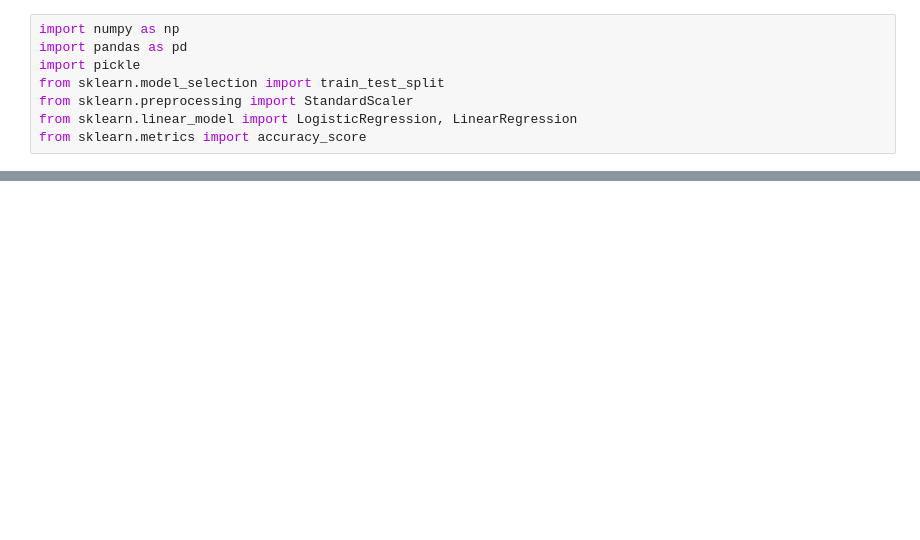
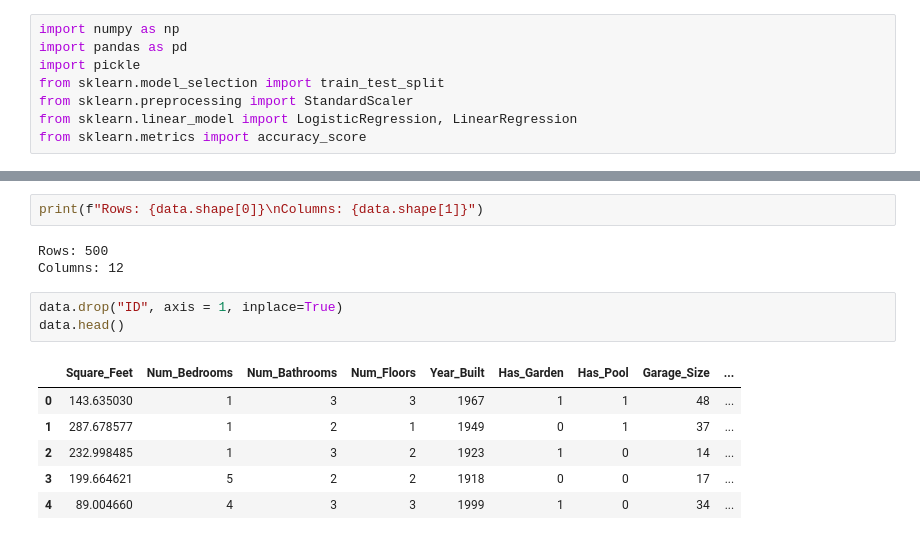
Before and after one commit to Aphelios28/Home-Price-Prediction, a Jupyter notebook: test.ipynb, the cells around one changed output, grey strips where cells are left out. Drawn from its saved outputs; the diff is of its cells as text; blank space fills up the shorter version.

```diff
--- a/test.ipynb
+++ b/test.ipynb
@@ -30 +54,16 @@ print(data)
+# %%
+print(f"Rows: {data.shape[0]}\nColumns: {data.shape[1]}")
+# %% [output]
+Rows: 500
+Columns: 12
+# %%
+data.drop("ID", axis = 1, inplace=True)
+data.head()
+# %% [output]
+|  | Square_Feet | Num_Bedrooms | Num_Bathrooms | Num_Floors | Year_Built | Has_Garden | Has_Pool | Garage_Size | ... |
+| 0 | 143.635030 | 1 | 3 | 3 | 1967 | 1 | 1 | 48 | ... |
+| 1 | 287.678577 | 1 | 2 | 1 | 1949 | 0 | 1 | 37 | ... |
+| 2 | 232.998485 | 1 | 3 | 2 | 1923 | 1 | 0 | 14 | ... |
+| 3 | 199.664621 | 5 | 2 | 2 | 1918 | 0 | 0 | 17 | ... |
+| 4 | 89.004660 | 4 | 3 | 3 | 1999 | 1 | 0 | 34 | ... |
 # %%
```
Also changed, not shown: parts of 10 cells of this notebook, 1 other file.
